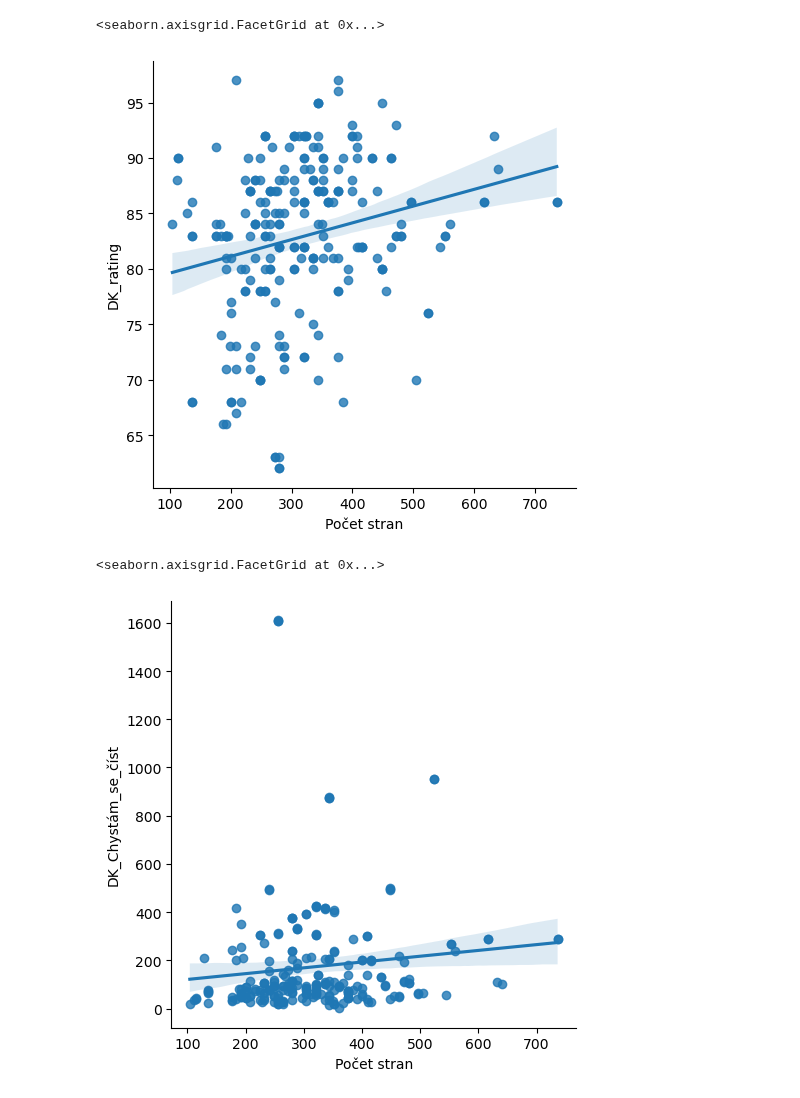
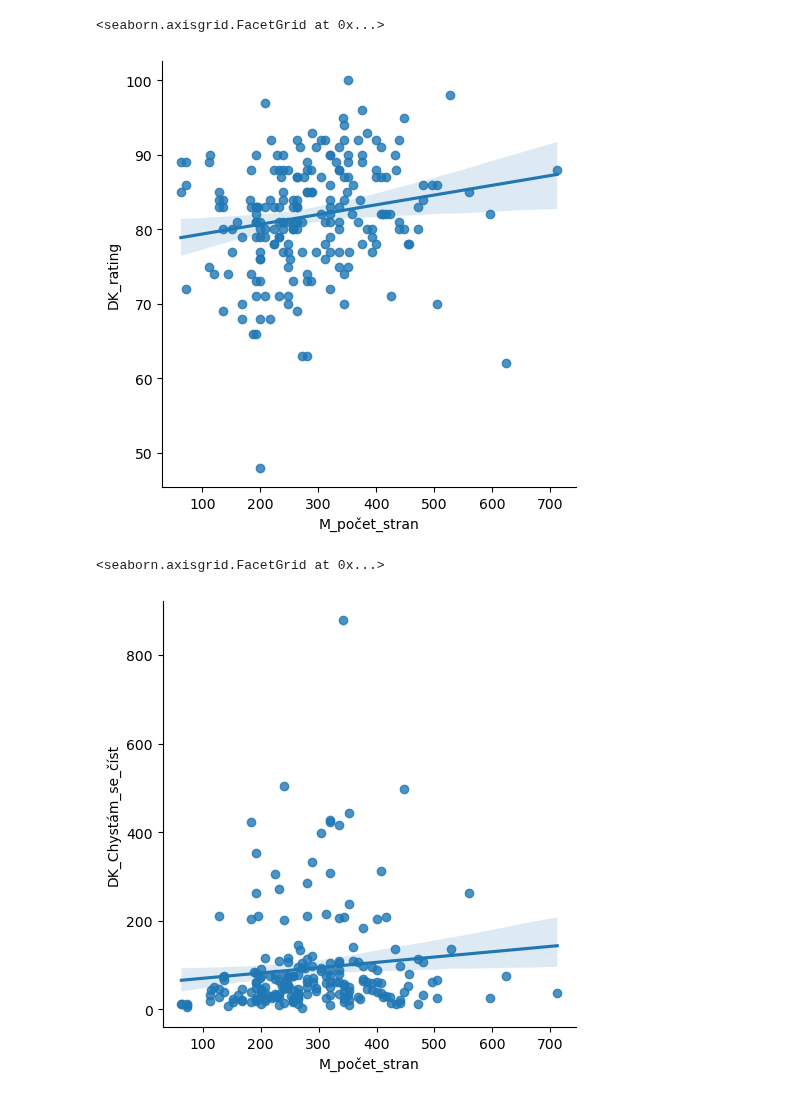
Before and after one commit to DataRozhlas/knizni-peoplemetr, a Jupyter notebook: 101_hodnoceni_explorace.ipynb, the cells around one changed output. Drawn from its saved outputs; the diff is of its cells as text; code cells hidden in the pictures.

```diff
--- a/101_hodnoceni_explorace.ipynb
+++ b/101_hodnoceni_explorace.ipynb
@@ -190,5 +169,9 @@ dk['ISBNn'] = dk['ISBN'].astype(str)
+# %%
+gr['isbn'] = gr['GR_isbn'].apply(lambda x: int(x)).astype(str)
 # %%
-dkm = dk.merge(df, on="ISBNn", how="inner")
+dkm = dk.merge(df, on="isbn", how="inner")
+# %%
+dkm = dkm.merge(gr, on="isbn", how="inner")
 # %%
 dkm.columns
 # %% [output]
@@ -207,4 +193,4 @@ Index(['ISBN_x', 'DK_date', 'DK_titul', 'DK_rating', 'DK_ratings_count',
 # %%
 import seaborn as sns
 # %%
-merged = pd.DataFrame(dkm[dkm['DK_ratings_count'] > 50].groupby(['ISBNn','Počet stran','DK_Chystám_se_číst'])['DK_rating'].max()).reset_index()
+merged = pd.DataFrame(dkm[(dkm['DK_ratings_count'] > 10) & (dkm['GR_ratings_count'] > 5)].groupby(['isbn','M_počet_stran'])[['DK_Chystám_se_číst','DK_rating','DK_ratings_count','DK_Přečtených','GR_rating','GR_ratings_count']].max()).reset_index()
@@ -211,10 +253,10 @@ merged = pd.DataFrame(dkm[dkm['DK_ratings_count'] > 50].groupby(['ISBNn','Počet
 # %%
-sns.lmplot(x='Počet stran', y='DK_rating', data=merged)
+sns.lmplot(x='M_počet_stran', y='DK_rating', data=merged)
 # %% [output]
 <seaborn.axisgrid.FacetGrid at 0x...>
-[figure, old version]
+[figure, new version]
 # %%
-sns.lmplot(x='Počet stran', y='DK_Chystám_se_číst', data=merged)
+sns.lmplot(x='M_počet_stran', y='DK_Chystám_se_číst', data=merged)
 # %% [output]
 <seaborn.axisgrid.FacetGrid at 0x...>
-[figure, old version]
+[figure, new version]
```
Also changed, not shown: parts of 29 cells of this notebook, 10 other files.
